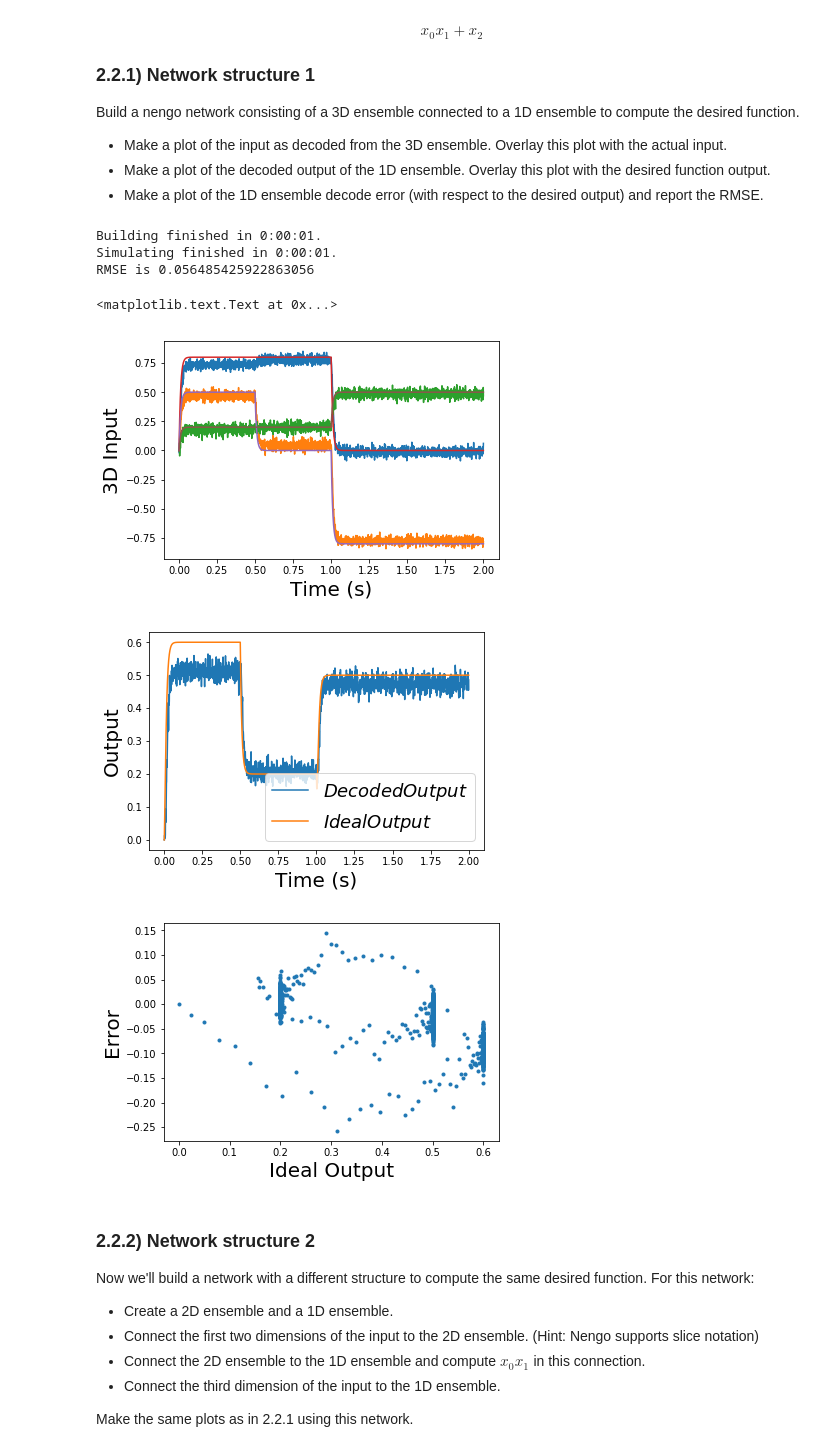
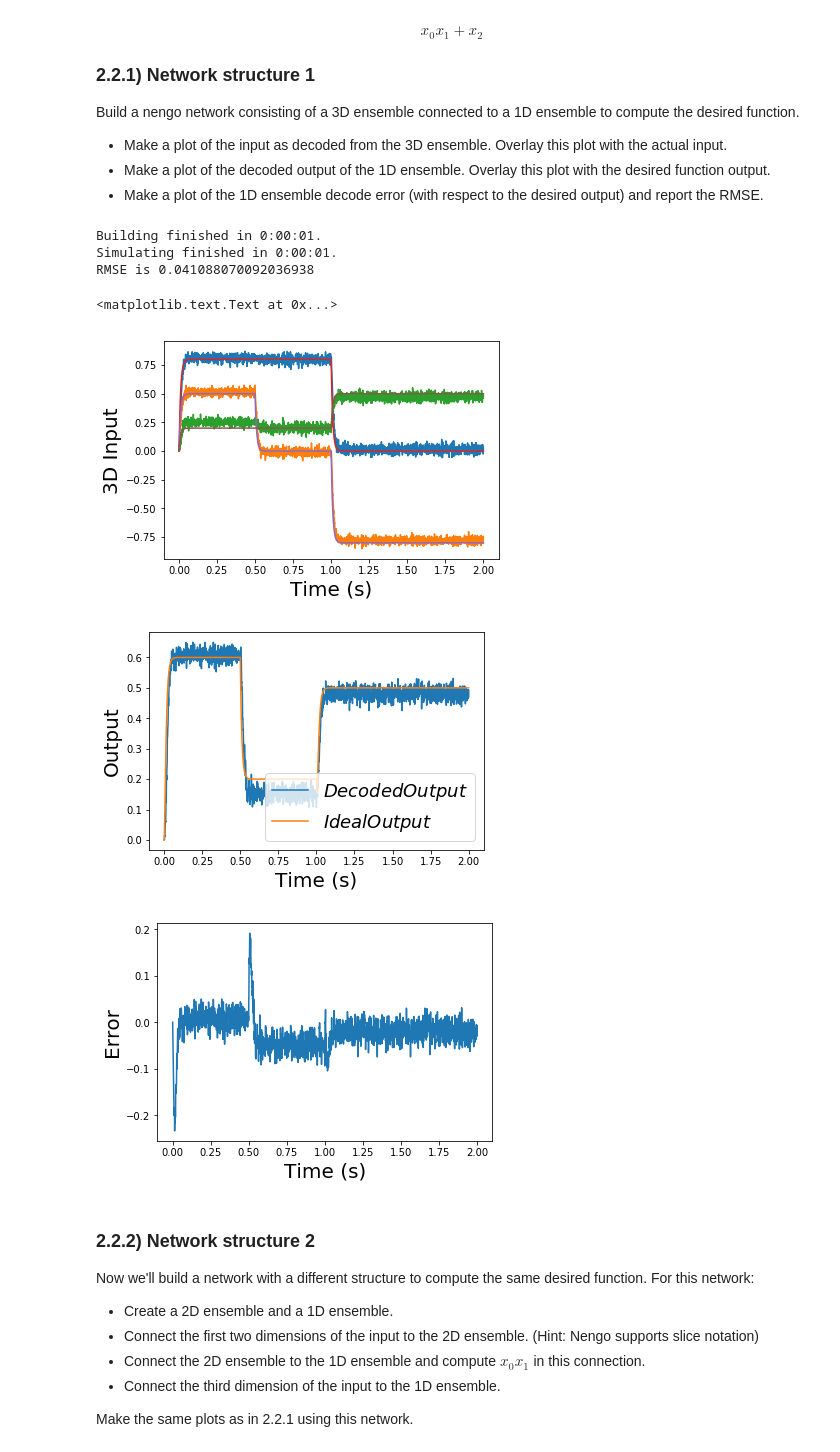
Before and after one commit to Quantumgame/EE207, a Jupyter notebook: Assignments/homework1-1/homework1/problem2.ipynb, the cells around one changed output. Cells and saved outputs as stored; diff of their text form; code cells hidden in the pictures.

```diff
--- a/Assignments/homework1-1/homework1/problem2.ipynb
+++ b/Assignments/homework1-1/homework1/problem2.ipynb
@@ -234,39 +234,39 @@ with model:
     probe_in = nengo.Probe(inp, synapse=tau_ens_probe)
     nengo.Connection(inp, ens1)
     nengo.Connection(ens1, ens2, function = lambda x: x[0]*x[1] + x[2])
 
 with nengo.Simulator(model) as sim:
     sim.run(T)
 ideal_output = sim.data[probe_in][:,0]*sim.data[probe_in][:,1] + sim.data[probe_in][:,2]
 ideal_output = ideal_output.reshape((-1,1))
 error = sim.data[probe] - ideal_output
 RMSE = compute_rmse(sim.data[probe], ideal_output)
 print('RMSE is %r' % RMSE)
 
 plt.plot(sim.trange(), sim.data[probe_h], label=r'$Decoded Output$')
 plt.plot(sim.trange(), sim.data[probe_in], label=r'$Ideal Output$')
 plt.xlabel('Time (s)')
 plt.ylabel('3D Input')
 
 plt.figure()
 plt.plot(sim.trange(), sim.data[probe], label=r'$Decoded Output$')
 plt.plot(sim.trange(), ideal_output, label=r'$Ideal Output$')
 plt.xlabel('Time (s)')
 plt.ylabel('Output')
 plt.legend(loc = 'lower right')
 
 plt.figure()
-plt.plot(ideal_output, error, '.')
-plt.xlabel('Ideal Output')
+plt.plot(sim.trange(), error)
+plt.xlabel('Time (s)')
 plt.ylabel('Error')
 # %% [output]
 Building finished in 0:00:01.
 Simulating finished in 0:00:01.
-RMSE is 0.056485425922863056
+RMSE is 0.041088070092036938
 <matplotlib.text.Text at 0x...>
-[figure, old version]
+[figure, new version]
-[figure, old version]
+[figure, new version]
-[figure, old version]
+[figure, new version]
 # %% [markdown]
 ### 2.2.2) Network structure 2
 Now we'll build a network with a different structure to compute the same desired function. For this network:
```
Also changed, not shown: parts of 5 cells of this notebook, 3 other files.
